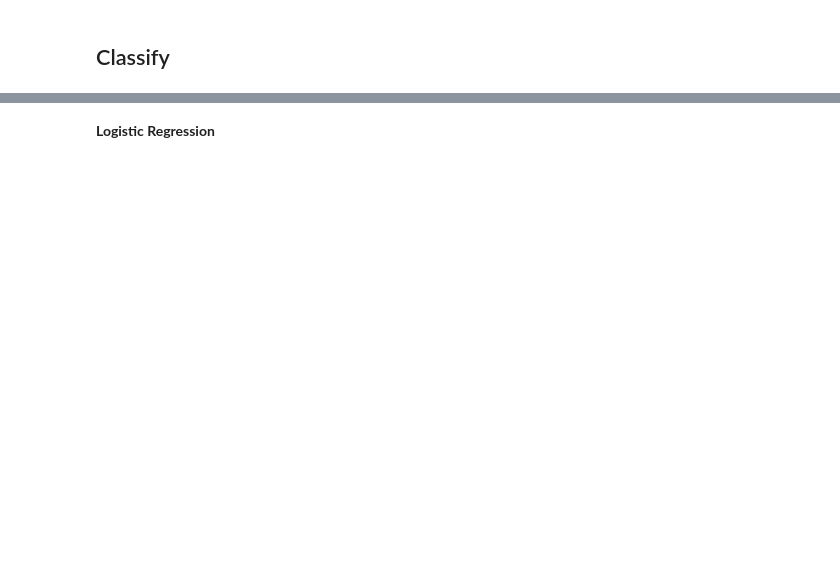
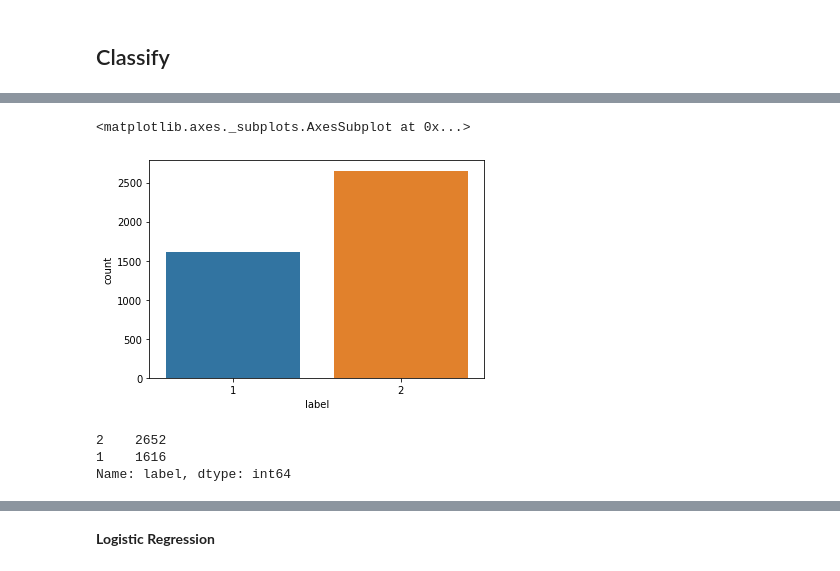
Before and after one commit to jonwiseman/DraftSense, a Jupyter notebook: Notebooks/Gensim Sentence Embedding.ipynb, the cells around one changed output, grey strips where cells are left out. Cells and saved outputs as stored; diff of their text form; code cells hidden in the pictures; blank space fills up the shorter version.

```diff
--- a/Notebooks/Gensim Sentence Embedding.ipynb
+++ b/Notebooks/Gensim Sentence Embedding.ipynb
@@ -87,0 +141,14 @@ from sklearn.metrics import accuracy_score, confusion_matrix
+# %%
+df = pd.DataFrame(doc_scaled)
+df['label'] = np.array(comments[:, 1], dtype=int)
+# %%
+sns.countplot(df['label'])
+# %% [output]
+<matplotlib.axes._subplots.AxesSubplot at 0x...>
+[figure, added]
+# %%
+df['label'].value_counts()
+# %% [output]
+2    2652
+1    1616
+Name: label, dtype: int64
```
Also changed, not shown: parts of 23 cells of this notebook, 1 other file.
